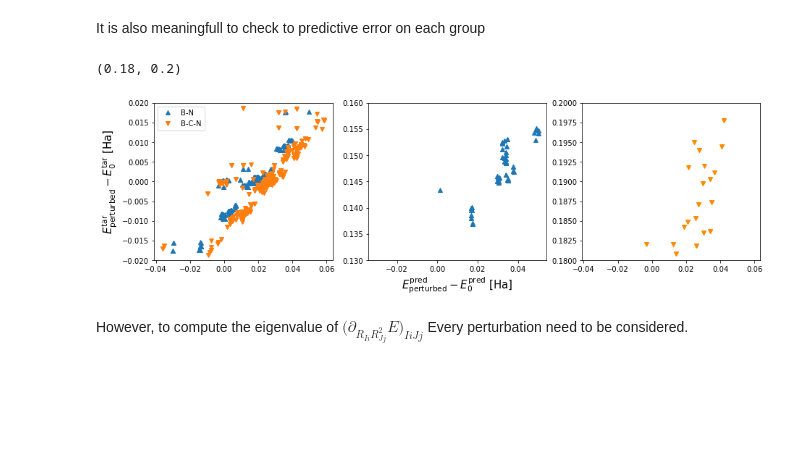
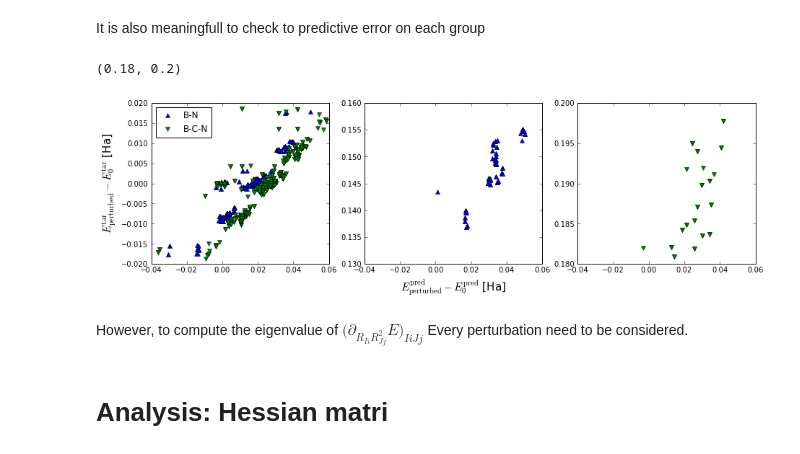
Before and after one commit to SamKChang/phononic_Tc_20170712, a Jupyter notebook: 01_finiteDifferenceTest/structure_test.ipynb, the cells around one changed output. Cells and saved outputs as stored; diff of their text form; code cells hidden in the pictures; blank space fills up the shorter version.

Commit message:
Add Hessian matrix analysis

```diff
--- a/01_finiteDifferenceTest/structure_test.ipynb
+++ b/01_finiteDifferenceTest/structure_test.ipynb
@@ -26,8 +26,12 @@ Therefore it is crucial to examine the predictive error of each Hessian matrix e
 # https://github.com/SamKChang/qctoolkit
 import qctoolkit as qtk
 import numpy as np
+import matplotlib as mtp
 from matplotlib import pyplot as plt
 from datetime import datetime
+import copy
+
+plt.style.use('classic')
 
 %matplotlib inline
 # %% [markdown]
@@ -381,19 +388,21 @@ It is also meaningfull to check to predictive error on each group
 # %%
 fig, [ax1, ax2, ax3] = plt.subplots(1, 3, figsize=(15,4))
 ax1.plot(dE_BN1_prd, dE_BN1_tar, ls='', marker='^', label='B-N')
 ax1.plot(dE_BN2_prd, dE_BN2_tar, ls='', marker='v', label='B-C-N')
-ax1.legend(loc=2)
+ax1.legend(loc=2, numpoints=1)
 ax1.set_xlabel(r'$E_{\rm perturbed}^{\rm pred} - E_0^{\rm pred}$ [Ha]', fontsize=15, position=(1.7, 0))
 ax1.set_ylabel(r'$E_{\rm perturbed}^{\rm tar} - E_0^{\rm tar}$ [Ha]', fontsize=15)
 ax1.set_ylim(-0.02,0.02)
 
 ax2.plot(dE_BN1_prd, dE_BN1_tar, ls='', marker='^', label='B-N')
 ax2.set_ylim(0.13,0.16)
 
-ax3.plot(dE_BN2_prd, dE_BN2_tar, ls='', marker='v', label='B-C-N', color='darkorange')
+ax3.plot(dE_BN2_prd, dE_BN2_tar, ls='', marker='v', label='B-C-N', color='green')
 ax3.set_ylim(0.18,0.20)
 # %% [output]
 (0.18, 0.2)
-[figure, old version]
+[figure, new version]
 # %% [markdown]
 However, to compute the eigenvalue of $\big(\partial_{R_{Ii}R_{Jj}^2}E\big)_{IiJj}$ Every perturbation need to be considered.
+# %% [markdown]
+# Analysis: Hessian matri
```
Also changed, not shown: parts of 15 cells of this notebook, 3 other files.
